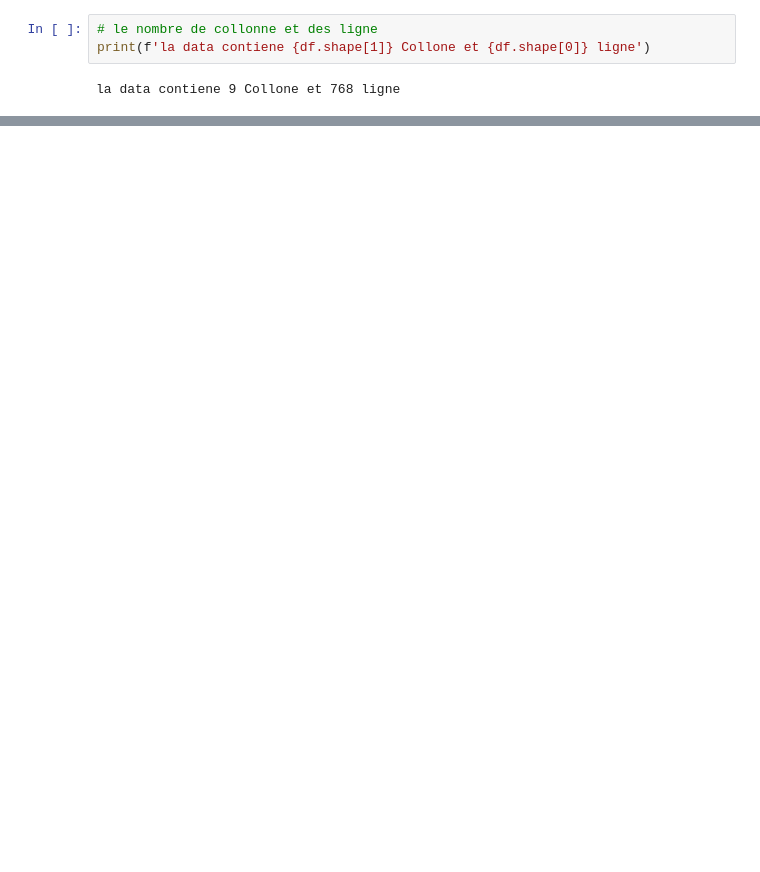
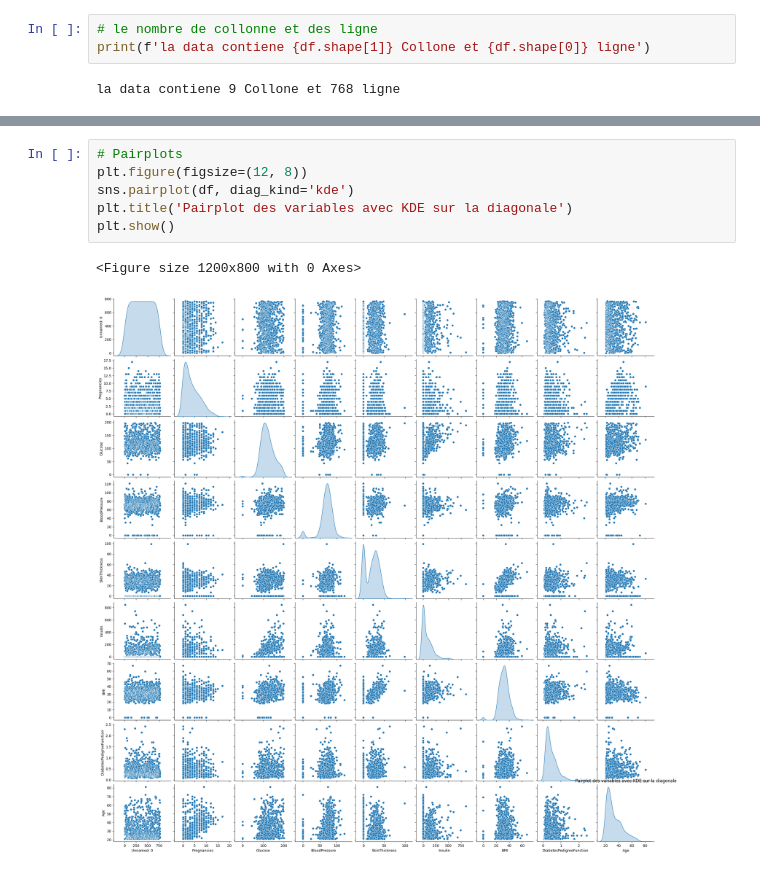
Before and after one commit to RaihanaAm/Analyse-de-Diab-te, a Jupyter notebook: Main.ipynb, the cells around one changed output, grey strips where cells are left out. Cells and saved outputs as stored; diff of their text form; blank space fills up the shorter version.

```diff
--- a/Main.ipynb
+++ b/Main.ipynb
@@ -64,0 +131,9 @@ la data contiene 9 Collone et 768 ligne
+# %%
+# Pairplots
+plt.figure(figsize=(12, 8))
+sns.pairplot(df, diag_kind='kde')
+plt.title('Pairplot des variables avec KDE sur la diagonale')
+plt.show()
+# %% [output]
+<Figure size 1200x800 with 0 Axes>
+[figure, added]
```
Also changed, not shown: parts of 9 cells of this notebook.
